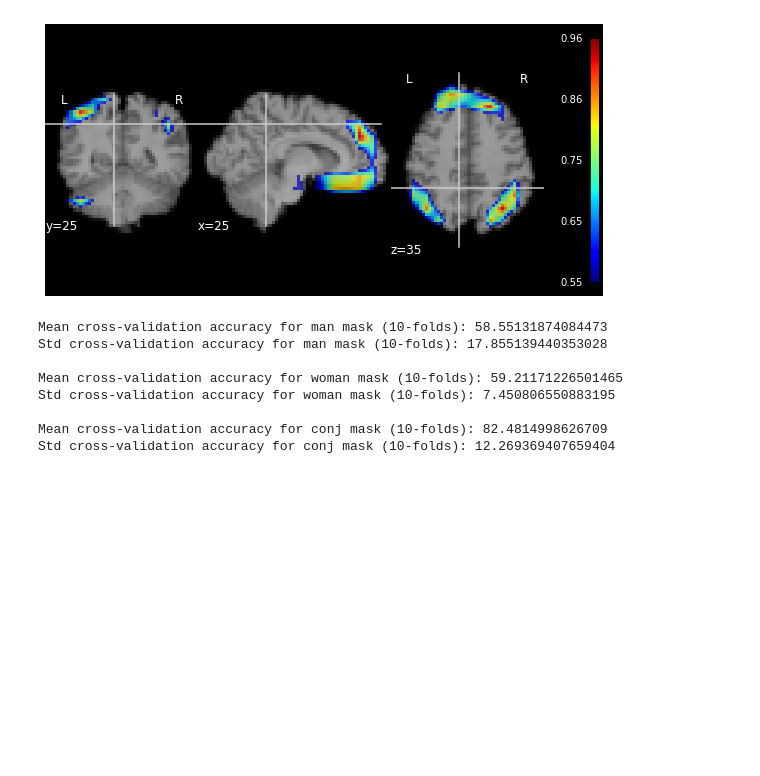
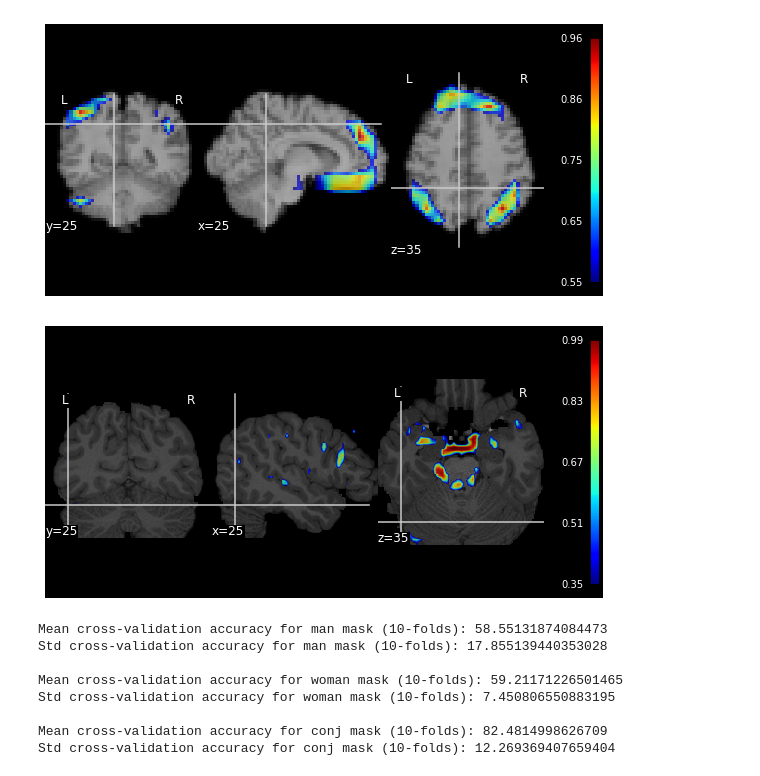
Before and after one commit to PolinaDruzhinina/CrystalNeuroimaging, a Jupyter notebook: masks/obtain_masks.ipynb, the cells around one changed output. Drawn from its saved outputs; the diff is of its cells as text; code cells hidden in the pictures; blank space fills up the shorter version.

Commit message:
Change masks

```diff
--- a/masks/obtain_masks.ipynb
+++ b/masks/obtain_masks.ipynb
@@ -28,6 +28,6 @@ CHECKPOINTS_DIR = '/home/mri/Druzhinina/project/checkpoints/'
 isTrain = True
 # %%
-X = np.load('/home/mri/datasets/adni/tensors_cut.npz')
-y = np.load('/home/mri/datasets/adni/labels.npy')
+X = np.load('/home/datasets/adni/tensors_cut.npz')
+y = np.load('/home/datasets/adni/labels.npy')
 # %%
 X = X.f.arr_0
@@ -139,11 +143,11 @@ model = MriNet(c)
 # %%
 if torch.cuda.is_available():
-  device = torch.device("cuda:0")
+  device = torch.device("cuda:3")
 else:
   device = torch.device("cpu")
 
 if torch.cuda.device_count() > 1:
-      d_ids= [0]
+      d_ids= [3,1,2,0]
       print("Let's use", d_ids, "GPUs!")
       # dim = 0 [30, xxx] -> [10, ...], [10, ...], [10, ...] on 3 GPUs
       model = nn.DataParallel(model, device_ids=d_ids)
@@ -152,5 +156,5 @@ Let's use [0] GPUs!
 # %%
-dataset = MriData(X, y, transform=None)
+dataset = MriData(X[:257], y[:257], transform=None)
 # %%
 def get_prediction(net, data_loader, device):
     net.eval()
@@ -212,6 +256,15 @@ plt.show()
 fig.savefig('meaningful perturbation.png', bbox_inches='tight')
 # %% [output]
 [figure]
+# %%
+fig, axes = plt.subplots(figsize=(10,5))
+roi_img = nib.Nifti1Image(np.clip(masks_pertrub[0], a_min=0, a_max=1), affine=np.eye(4))
+bim_img  = nib.Nifti1Image(np.squeeze(X[3]),affine=np.eye(4))
+plotting.plot_roi(roi_img,bim_img,cut_coords=(25,25,35), axes=axes,colorbar=True,cmap='jet',threshold=0.35)
+plt.show()
+fig.savefig('meanperturb_rand_label_0_0.35.png', bbox_inches='tight')
+# %% [output]
+[figure, added]
 # %%
 # skf = StratifiedKFold(n_splits=10, shuffle=True, random_state=42)
 # EPOCHS = 20
```
Also changed, not shown: parts of 17 cells of this notebook, 2 other files.
